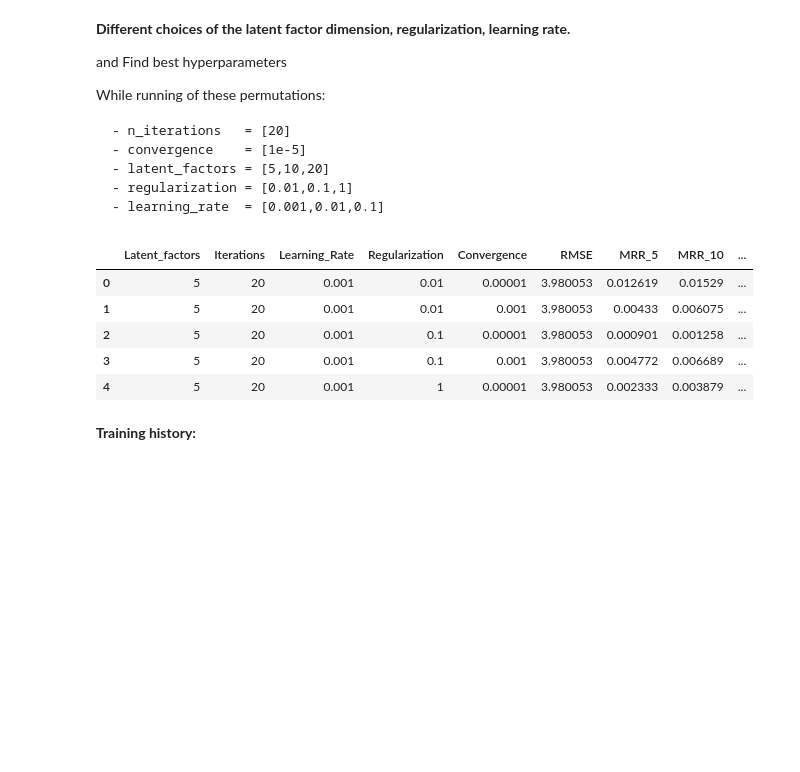
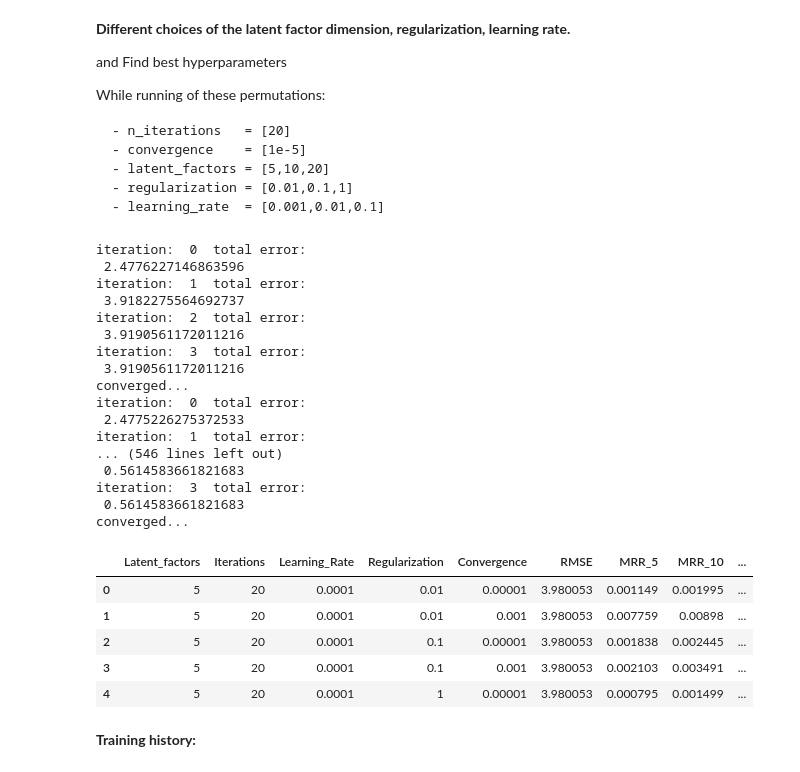
Before and after one commit to tsalex1992/Recommendation-Systems, a Jupyter notebook: HW1/Assignment1.ipynb, the cells around one changed output. Drawn from its saved outputs; the diff is of its cells as text; code cells hidden in the pictures; blank space fills up the shorter version.

Commit message:
with bias only. not sure why errors not reducing

```diff
--- a/HW1/Assignment1.ipynb
+++ b/HW1/Assignment1.ipynb
@@ -656,35 +654,40 @@ class MF:
         # Calculate the gradient
         self.step_cols()
         self.step_rows()
-
+        if self.only_bias == False:
         # Update vectors
-        self.user_vectors += self.α * self.gradient_user_vectors
-        self.item_vectors += self.α * self.gradient_item_vectors
+            self.user_vectors += self.α * self.gradient_user_vectors
+            self.item_vectors += self.α * self.gradient_item_vectors
 
         # Update biases
         self.bias_rows += self.α * self.gradient_bias_rows
         self.bias_cols += self.α * self.gradient_bias_cols
 
     def step_rows(self):
-        self.gradient_user_vectors = (
-            2 * self.λ * self.user_vectors
-            - 2 * (self.df_train - self.prediction) @ self.item_vectors
-        )
+        if self.only_bias == False:
+            self.gradient_user_vectors = (
+                2 * self.λ * self.user_vectors
+                - 2 * (self.df_train - self.prediction) @ self.item_vectors
+            )
         self.gradient_bias_rows = 2 * self.λ * self.bias_rows - 2 * np.sum(
             self.df_train - self.prediction, axis=1
         )
 
     def step_cols(self):
-        self.gradient_item_vectors = (
-            2 * self.λ * self.item_vectors
-            - 2 * (self.user_vectors.T @ (self.df_train - self.prediction)).T
-        )
+        if self.only_bias == False:
+            self.gradient_item_vectors = (
+                2 * self.λ * self.item_vectors
+                - 2 * (self.user_vectors.T @ (self.df_train - self.prediction)).T
+            )
         self.gradient_bias_cols = 2 * self.λ * self.bias_cols - 2 * np.sum(
             self.df_train - self.prediction, axis=0
         )
 
     def predict(self):
-        predictions = self.user_vectors @ self.item_vectors.T
+        if self.only_bias == False:
+            predictions = self.user_vectors @ self.item_vectors.T
+        else:
+            predictions = np.zeros(self.df_train.shape)
 
         # Add biases
         predictions += self.bias_global
@@ -701,3 +704,7 @@ class MF:
 
     def get_ndcg(self, test, k=10):
         return my_metrics.NDCG(test, self.prediction, top_n=k)
+        # this is just a quick checking function for you to use while debugging
+
+model_mf = MF(train.values,n_factors=5,only_bias=False)
+%time model_mf.fit(n_iterations=200,verbose=False,regularization=0.01,convergence=1e-100,learning_rate=0.1)
@@ -745,7 +763,7 @@ n_iterations   = [20] # just one value due to computational power
 convergence    = [1e-5,1e-3]
 latent_factors = [5, 10, 20]
 regularization = [0.01, 0.1, 1]
-learning_rate  = [0.001, 0.01, 0.1]
+learning_rate  = [0.0001, 0.001, 0.01, 0.1]
 
 results = pd.DataFrame(columns=['Latent_factors','Iterations','Learning_Rate','Regularization','Convergence','RMSE','MRR_5','MRR_10','NDCG_5','NDCG_10','History','Time'])
 
@@ -757,39 +775,57 @@ for n_iter in n_iterations:
 
                     dic = {'Iterations':n_iter,'Latent_factors':lf,'Learning_Rate':lr,'Regularization':reg,'Convergence':conv}
 
                     # initialize model
-                    mf = MF(train.values,n_factors=lf)
+                    mf = MF(train.values,n_factors=lf, only_bias=False)
 
                     # record training time
                     start = time.time()
 
                     # train MF
                     mf.fit(n_iterations=n_iter,verbose=False,learning_rate=lr,regularization=reg,convergence=conv)
                     dic['Time'] = time.time() - start
 
                     # eval model
                     # please use the model evaluation funcntions
                     dic["RMSE"]    = mf.get_rmse(test.values)
                     dic["MRR_5"]   = mf.get_mrr(test.values,k=5)
                     dic["MRR_10"]  = mf.get_mrr(test.values,k=10)
                     dic["NDCG_5"]  = mf.get_ndcg(test.values,k=5)
                     dic["NDCG_10"] = mf.get_ndcg(test.values,k=10)
 
                     # record model history
                     dic['History'] = mf.history # model
+                    dic['IterPerformed'] = len(mf.history) # number of iterations performed
 
                     # add experiment
                     results = results.append(dic,ignore_index=True)
                     # print('Done with ',dic)
 
 results.head(5)
 # %% [output]
+iteration:  0  total error:
+ 2.4776227146863596
+iteration:  1  total error:
+ 3.9182275564692737
+iteration:  2  total error:
+ 3.9190561172011216
+iteration:  3  total error:
+ 3.9190561172011216
+converged...
+iteration:  0  total error:
+ 2.4775226275372533
+iteration:  1  total error:
+... (546 lines left out)
+ 0.5614583661821683
+iteration:  3  total error:
+ 0.5614583661821683
+converged...
 |  | Latent_factors | Iterations | Learning_Rate | Regularization | Convergence | RMSE | MRR_5 | MRR_10 | ... |
-| 0 | 5 | 20 | 0.001 | 0.01 | 0.00001 | 3.980053 | 0.012619 | 0.01529 | ... |
-| 1 | 5 | 20 | 0.001 | 0.01 | 0.001 | 3.980053 | 0.00433 | 0.006075 | ... |
-| 2 | 5 | 20 | 0.001 | 0.1 | 0.00001 | 3.980053 | 0.000901 | 0.001258 | ... |
-| 3 | 5 | 20 | 0.001 | 0.1 | 0.001 | 3.980053 | 0.004772 | 0.006689 | ... |
-| 4 | 5 | 20 | 0.001 | 1 | 0.00001 | 3.980053 | 0.002333 | 0.003879 | ... |
+| 0 | 5 | 20 | 0.0001 | 0.01 | 0.00001 | 3.980053 | 0.001149 | 0.001995 | ... |
+| 1 | 5 | 20 | 0.0001 | 0.01 | 0.001 | 3.980053 | 0.007759 | 0.00898 | ... |
+| 2 | 5 | 20 | 0.0001 | 0.1 | 0.00001 | 3.980053 | 0.001838 | 0.002445 | ... |
+| 3 | 5 | 20 | 0.0001 | 0.1 | 0.001 | 3.980053 | 0.002103 | 0.003491 | ... |
+| 4 | 5 | 20 | 0.0001 | 1 | 0.00001 | 3.980053 | 0.000795 | 0.001499 | ... |
 # %% [markdown]
 **Training history:**
 # %%
```
Also changed, not shown: parts of 7 cells of this notebook.
